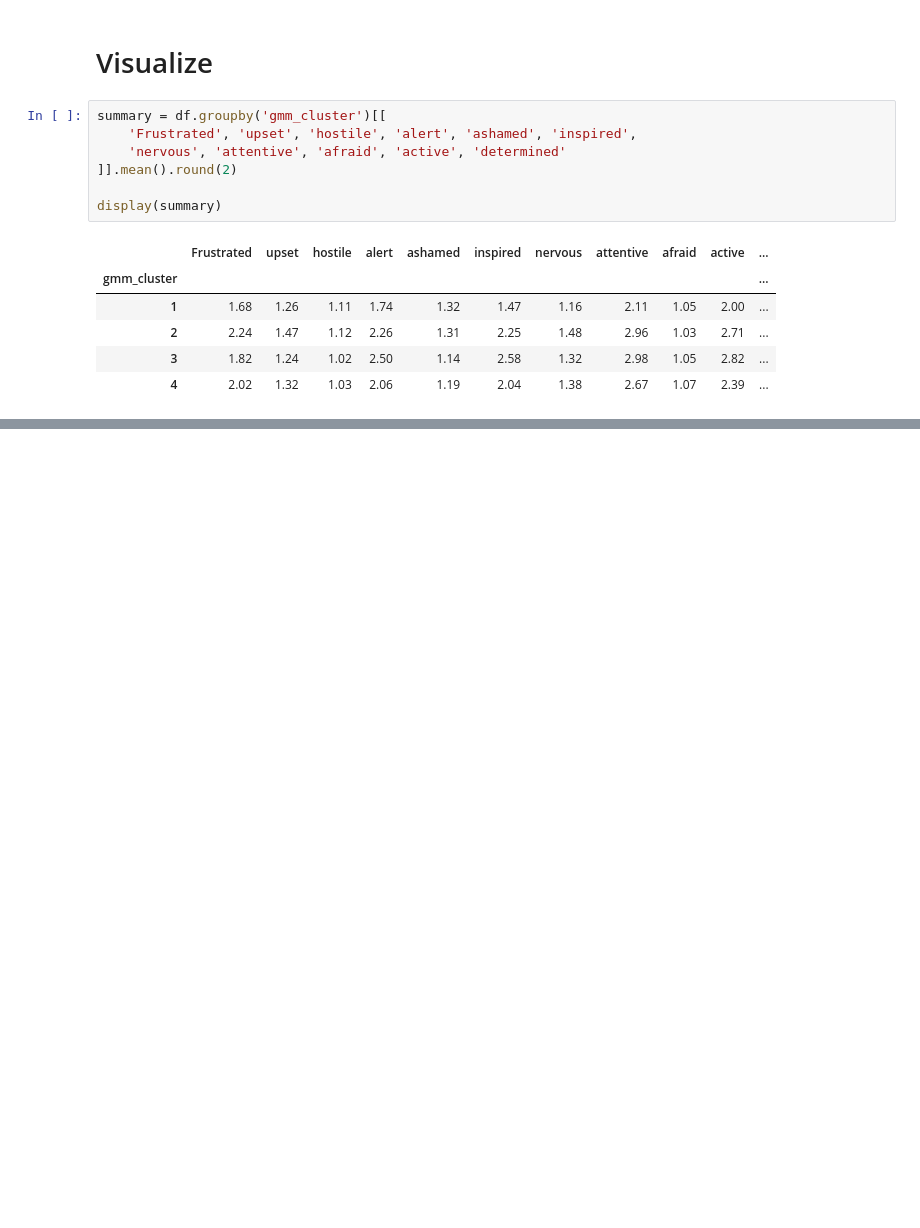
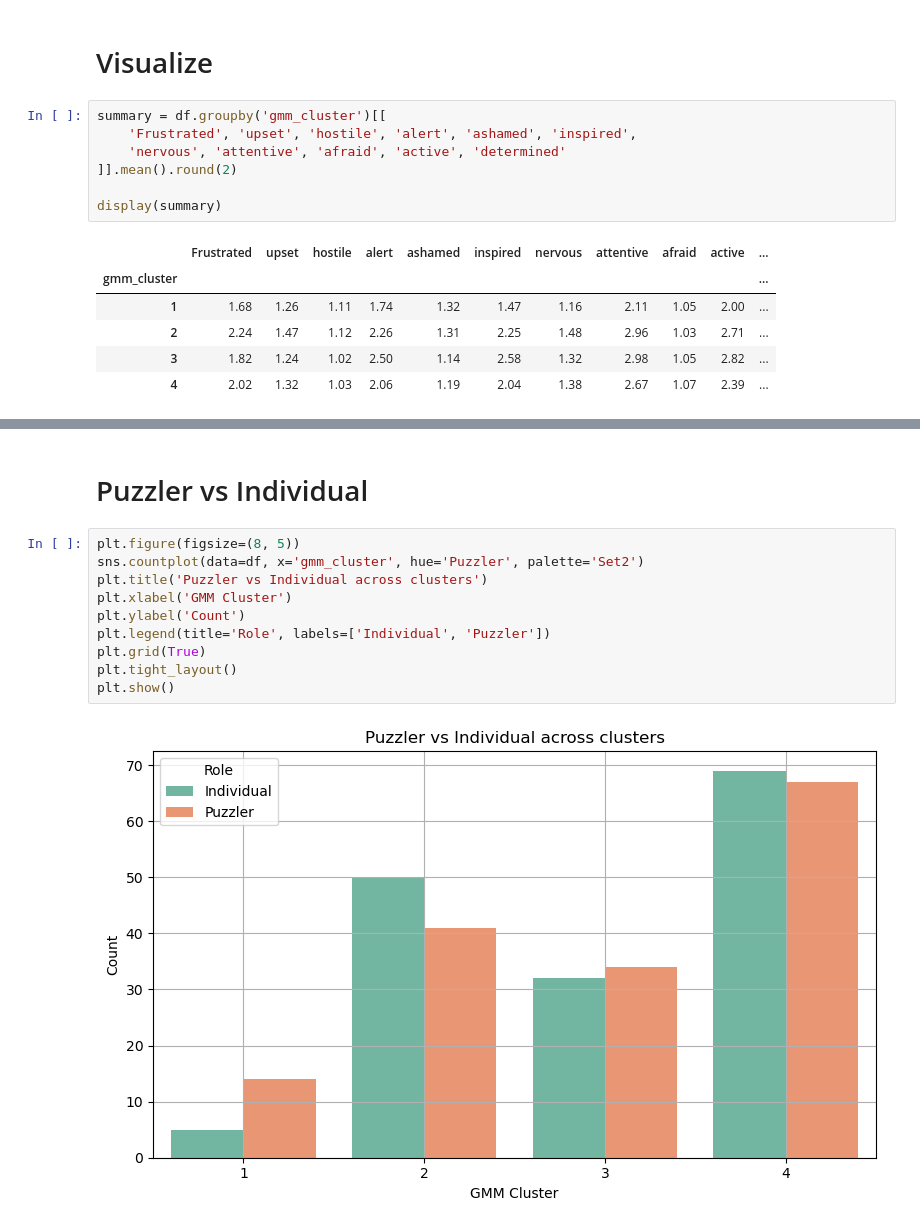
Before and after one commit to hjelp200121/02582Case2, a Jupyter notebook: GMM_analysis.ipynb, the cells around one changed output, grey strips where cells are left out. Cells and saved outputs as stored; diff of their text form; blank space fills up the shorter version.

```diff
--- a/GMM_analysis.ipynb
+++ b/GMM_analysis.ipynb
@@ -211,0 +223,14 @@ Cluster 1 seems to have most participants in phase 1 (puzzle solving), while clu
+# %% [markdown]
+# Puzzler vs Individual
+# %%
+plt.figure(figsize=(8, 5))
+sns.countplot(data=df, x='gmm_cluster', hue='Puzzler', palette='Set2')
+plt.title('Puzzler vs Individual across clusters')
+plt.xlabel('GMM Cluster')
+plt.ylabel('Count')
+plt.legend(title='Role', labels=['Individual', 'Puzzler'])
+plt.grid(True)
+plt.tight_layout()
+plt.show()
+# %% [output]
+[figure, added]
```
Also changed, not shown: parts of 34 cells of this notebook.
